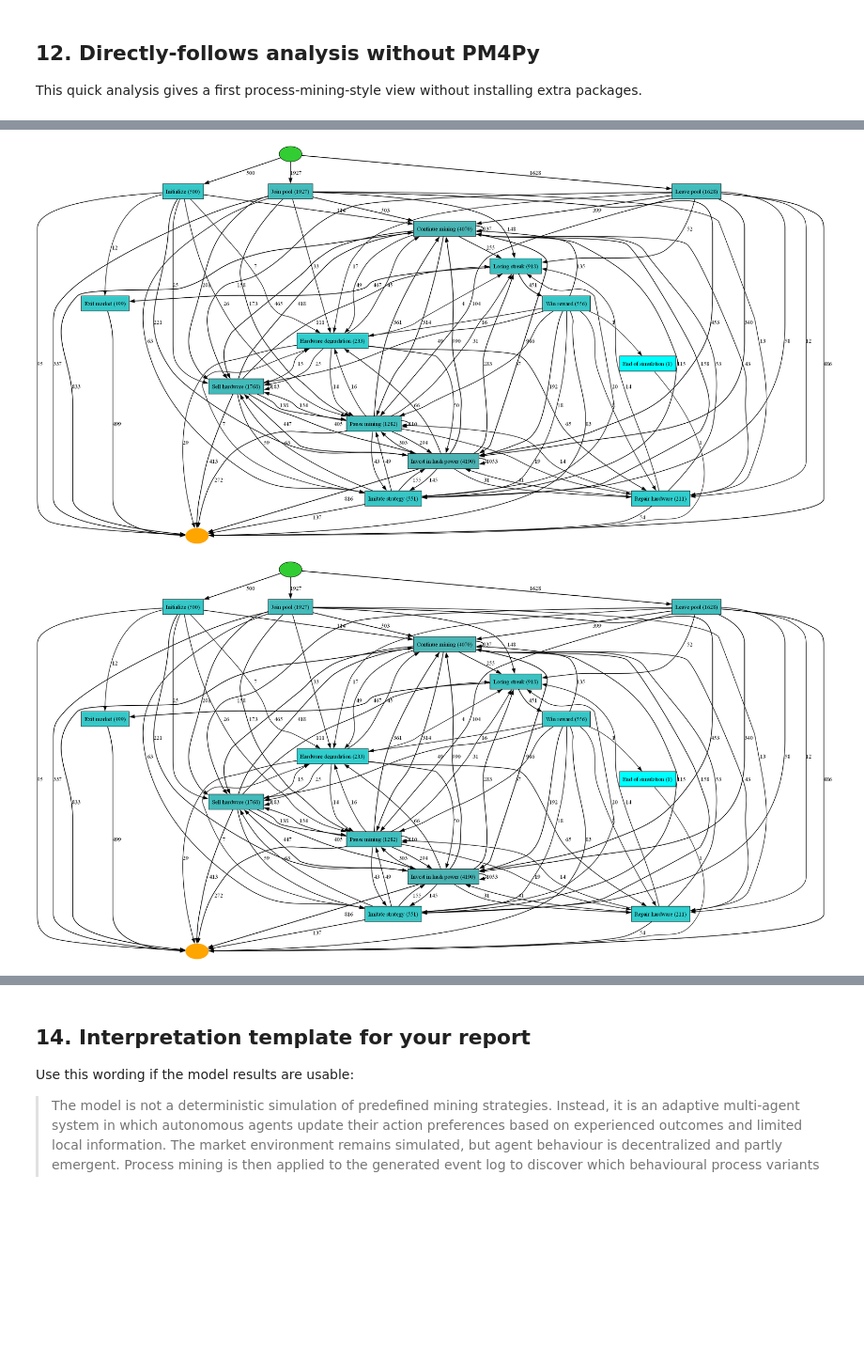
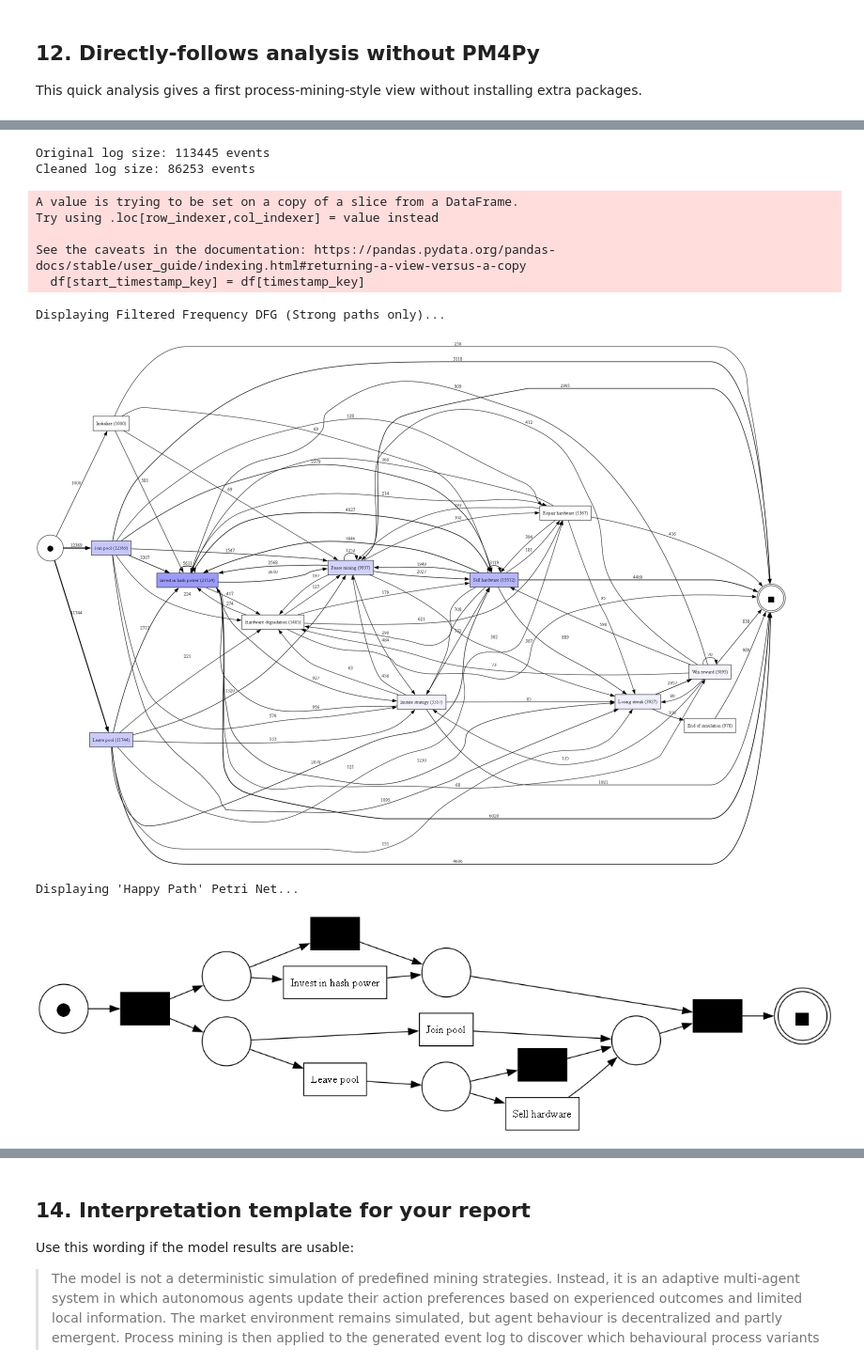
Before and after one commit to hate-bugs/ProcessMiningGroup10, a Jupyter notebook: adaptive_crypto_mining_mas_mesa_process_mining.ipynb, the cells around one changed output, grey strips where cells are left out. Shown at 94% size. Cells and saved outputs as stored; diff of their text form; code cells hidden in the pictures; blank space fills up the shorter version.

Commit message:
changed process mining section

```diff
--- a/adaptive_crypto_mining_mas_mesa_process_mining.ipynb
+++ b/adaptive_crypto_mining_mas_mesa_process_mining.ipynb
@@ -802,7 +826,7 @@ For faster testing, start with 300-500 agents and 100-200 cycles. For your assig
 # %%
 params = MiningParams(
     n_agents=1000,
-    cycles=20000,
+    cycles=100,
     seed=101,
     price_volatility = 0.60 / np.sqrt(365),
     exploration_rate=0.09,
@@ -1128,29 +1157,58 @@ pm4py_log = pm4py.format_dataframe(
     timestamp_key='timestamp'
 )
 
-# 2. Discover a clean Heuristics Net
-heu_net = pm4py.discover_heuristics_net(
+# 2. Filter out spam/low-value activities (adjust this list based on your needs)
+activities_to_remove = ["Continue mining"]
+clean_log = pm4py.filter_event_attribute_values(
     pm4py_log,
-    dependency_threshold=0.5,
-    and_threshold=0.65,
-    loop_two_threshold=0.5
+    "concept:name",
+    activities_to_remove,
+    level="event",
+    retain=False
 )
 
-# 3. View the clean process map
-pm4py.view_heuristics_net(heu_net)
+print(f"Original log size: {len(pm4py_log)} events")
+print(f"Cleaned log size: {len(clean_log)} events")
 # %% [output]
-[figure, removed]
+Original log size: 113445 events
+Cleaned log size: 86253 events
 # %%
-# 2. Discover a clean Heuristics Net
-# If the graph is still too messy, increase dependency_threshold to 0.7 or 0.8
-heu_net = pm4py.discover_heuristics_net(
-    pm4py_log,
-    dependency_threshold=0.5,
-    and_threshold=0.65,
-    loop_two_threshold=0.5
-)
+import pm4py
 
-# 3. View the clean process map
-pm4py.view_heuristics_net(heu_net)
+# 1. Discover the DFG on the cleaned log
+dfg, start_activities, end_activities = pm4py.discover_dfg(clean_log)
+
+# 2. EDGE FILTERING: Only keep paths that happen more than 50 times
+dfg_filtered = {k: v for k, v in dfg.items() if v > 50}
+
+# 3. SAFETY CHECK: Find all nodes that actually survived the edge filter
+surviving_nodes = set([node for path in dfg_filtered.keys() for node in path])
+
+# 4. Sync start/end activities so pm4py doesn't look for missing nodes
+start_filtered = {k: v for k, v in start_activities.items() if k in surviving_nodes}
+end_filtered = {k: v for k, v in end_activities.items() if k in surviving_nodes}
+
+# 5. View the cleaned-up overview
+print("Displaying Filtered Frequency DFG (Strong paths only)...")
+pm4py.view_dfg(dfg_filtered, start_filtered, end_filtered)
 # %% [output]
+A value is trying to be set on a copy of a slice from a DataFrame.
+Try using .loc[row_indexer,col_indexer] = value instead
+
+See the caveats in the documentation: https://pandas.pydata.org/pandas-docs/stable/user_guide/indexing.html#returning-a-view-versus-a-copy
+  df[start_timestamp_key] = df[timestamp_key]
+Displaying Filtered Frequency DFG (Strong paths only)...
-[figure, old version]
+[figure, new version]
+# %%
+# 1. Filter down to the absolute most common sequences (Top 5 variants)
+happy_path_log = pm4py.filter_variants_top_k(clean_log, 5)
+
+# 2. Discover a Petri Net using the Inductive Miner on ONLY the happy path
+net, initial_marking, final_marking = pm4py.discover_petri_net_inductive(happy_path_log)
+
+# 3. View the structurally sound, highly readable Petri Net
+print("Displaying 'Happy Path' Petri Net...")
+pm4py.view_petri_net(net, initial_marking, final_marking)
+# %% [output]
+Displaying 'Happy Path' Petri Net...
+[figure, added]
```
Also changed, not shown: parts of 40 cells of this notebook.
